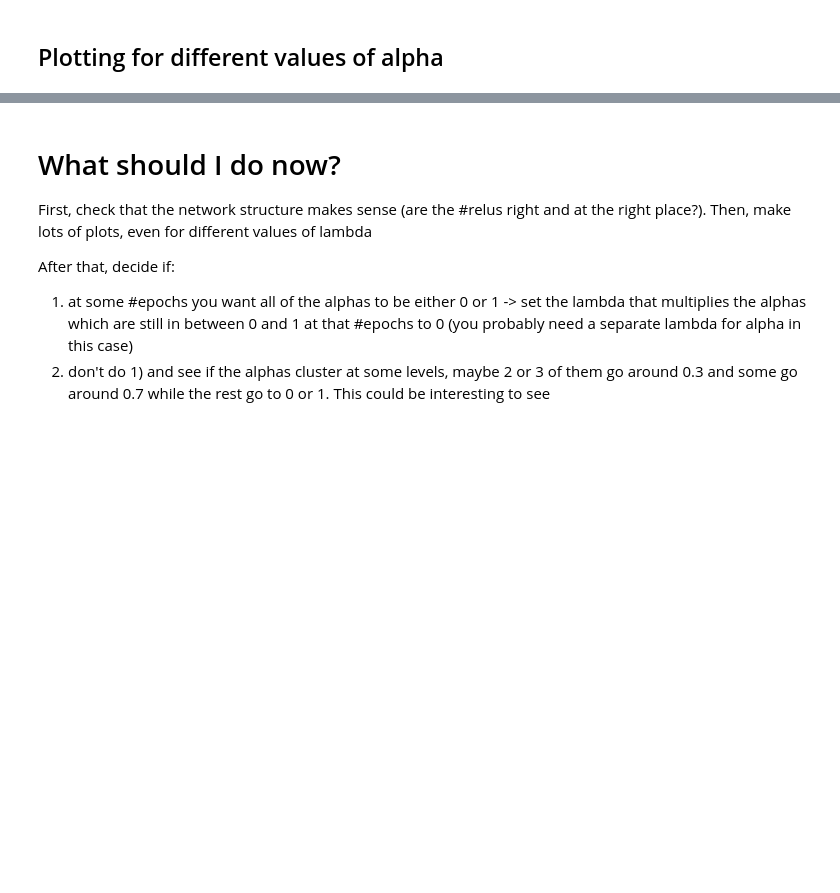
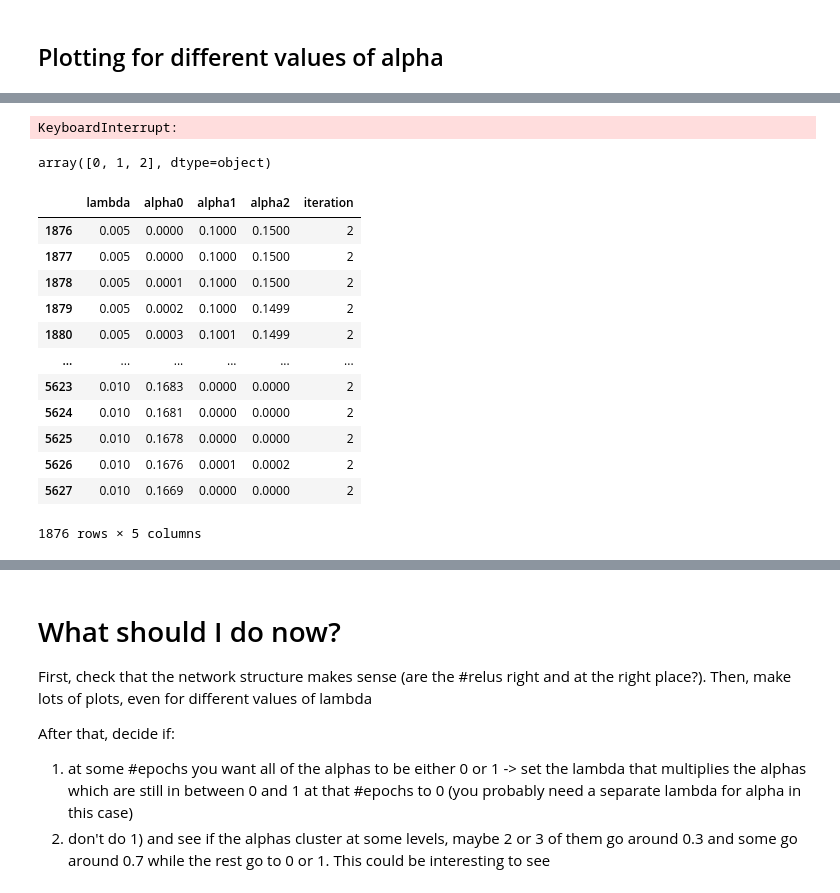
Before and after one commit to pettepiero/parametrized-relu-classifier, a Jupyter notebook: challenge2.ipynb, the cells around one changed output, grey strips where cells are left out. Drawn from its saved outputs; the diff is of its cells as text; code cells hidden in the pictures; blank space fills up the shorter version.

```diff
--- a/challenge2.ipynb
+++ b/challenge2.ipynb
@@ -354,0 +353,35 @@ No artists with labels found to put in legend.  Note that artists whose label st
+# %%
+alpha_range = np.arange(start=0, stop=1, step=0.05)
+lambda_range = np.arange(start=0.005, stop=0.05, step=0.005)
+df = pd.DataFrame(columns=["lambda", "alpha0", "alpha1", "alpha2", "iteration"])
+
+for lam in lambda_range:
+    for i in range(6):
+        alpha0 = np.random.choice(alpha_range, size=1).astype(float)
+        alpha1 = np.random.choice(alpha_range, size=1).astype(float)
+        alpha2 = np.random.choice(alpha_range, size=1).astype(float)
+        model = Classifier_Net(alpha0, alpha1, alpha2)
+
+        optimizer = th.optim.SGD(
+            model.parameters(), lr=LEARNING_RATE, momentum=MOMENTUM
+        )
+
+        batch_losses, b_alpha_0, b_alpha_1, b_alpha_2 = train_model(
+            model, EPOCHS, optimizer=optimizer, loss_function=loss_function, Lambda=lam
+        )
+        df_temp = pd.DataFrame(
+            {
+                "lambda": lam,
+                "alpha0": [round(tensor.item(), 4) for tensor in b_alpha_0],
+                "alpha1": [round(tensor.item(), 4) for tensor in b_alpha_1],
+                "alpha2": [round(tensor.item(), 4) for tensor in b_alpha_2],
+                "iteration": i,
+            }
+        )
+        df = pd.concat([df, df_temp], ignore_index=True)
+        df_temp.iloc[:, :] = None
+
+    # Appending all batches (this should stay outside the loop)
+    # df = df.append(rows_to_append, ignore_index=True)
+# %% [output]
+KeyboardInterrupt:
@@ -354,0 +391,21 @@ No artists with labels found to put in legend.  Note that artists whose label st
+# %%
+df['iteration'].unique()
+# %% [output]
+array([0, 1, 2], dtype=object)
+# %%
+condition = ()
+df[df["iteration"] == 2]
+# %% [output]
+|  | lambda | alpha0 | alpha1 | alpha2 | iteration |
+| 1876 | 0.005 | 0.0000 | 0.1000 | 0.1500 | 2 |
+| 1877 | 0.005 | 0.0000 | 0.1000 | 0.1500 | 2 |
+| 1878 | 0.005 | 0.0001 | 0.1000 | 0.1500 | 2 |
+| 1879 | 0.005 | 0.0002 | 0.1000 | 0.1499 | 2 |
+| 1880 | 0.005 | 0.0003 | 0.1001 | 0.1499 | 2 |
+| ... | ... | ... | ... | ... | ... |
+| 5623 | 0.010 | 0.1683 | 0.0000 | 0.0000 | 2 |
+| 5624 | 0.010 | 0.1681 | 0.0000 | 0.0000 | 2 |
+| 5625 | 0.010 | 0.1678 | 0.0000 | 0.0000 | 2 |
+| 5626 | 0.010 | 0.1676 | 0.0001 | 0.0002 | 2 |
+| 5627 | 0.010 | 0.1669 | 0.0000 | 0.0000 | 2 |
+1876 rows × 5 columns
```
Also changed, not shown: parts of 12 cells of this notebook, 2 other files.
